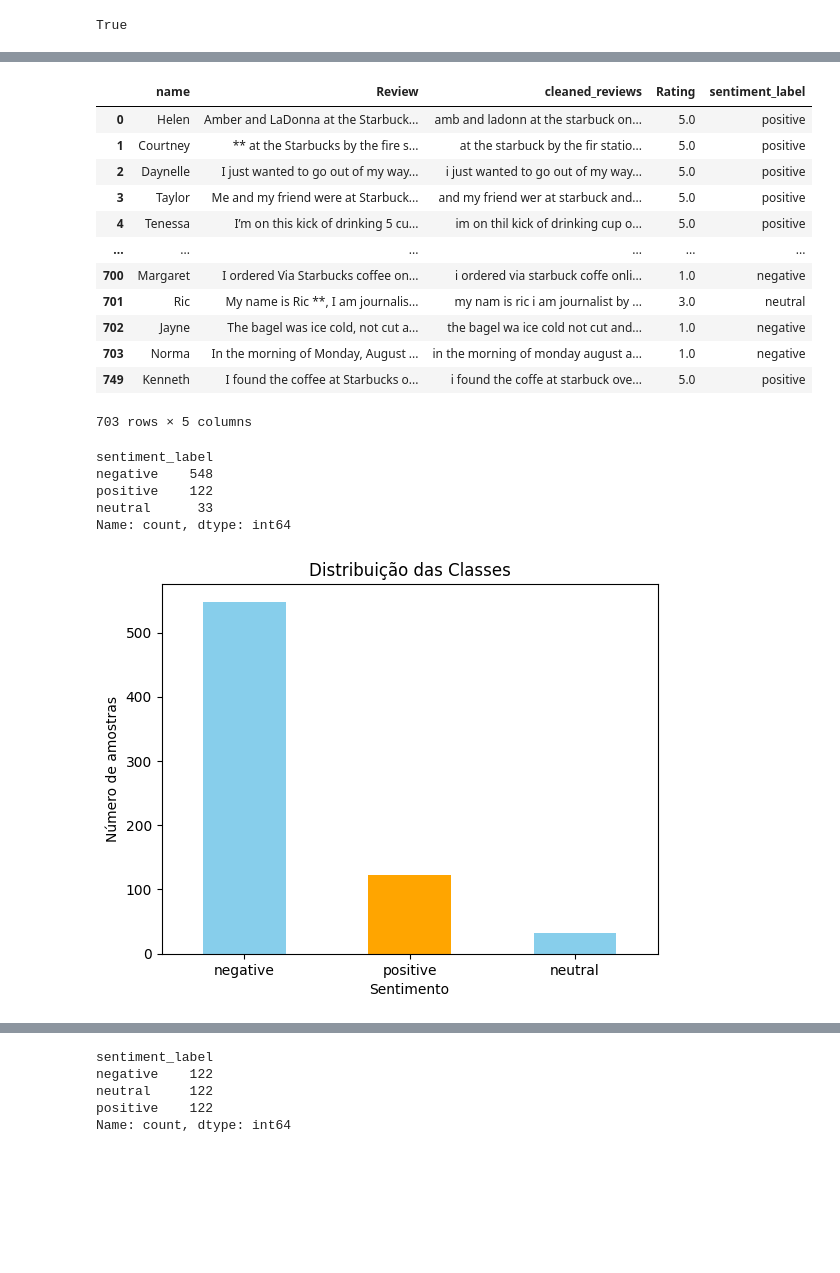
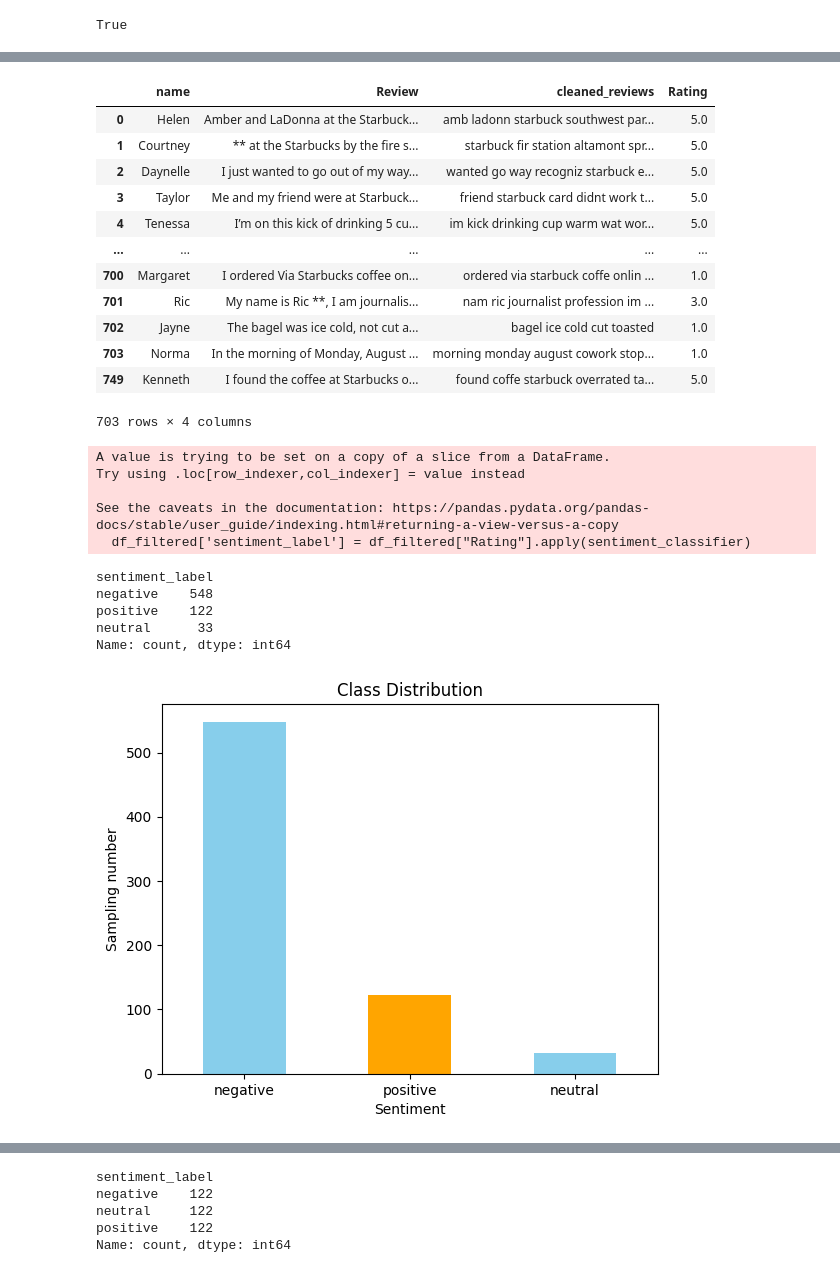
Before and after one commit to dv-tiagosilva/starbucks-reviews-analysis, a Jupyter notebook: supervised-learning.ipynb, the cells around one changed output, grey strips where cells are left out. Saved outputs shown, nothing was run; the diff lists cells and outputs as text; code cells hidden in the pictures; blank space fills up the shorter version.

```diff
--- a/supervised-learning.ipynb
+++ b/supervised-learning.ipynb
@@ -146,7 +146,7 @@ True
 # %%
 stemmer = RSLPStemmer()
 
-stop_words = set(stopwords.words('portuguese'))
+stop_words = set(stopwords.words('english'))
 
 
 def clean_review(text):
@@ -216,22 +216,28 @@ def sentiment_classifier(rating):
 # %%
 df_filtered
 # %% [output]
-|  | name | Review | cleaned_reviews | Rating | sentiment_label |
-| 0 | Helen | Amber and LaDonna at the Starbuck... | amb and ladonn at the starbuck on... | 5.0 | positive |
-| 1 | Courtney | ** at the Starbucks by the fire s... | at the starbuck by the fir statio... | 5.0 | positive |
-| 2 | Daynelle | I just wanted to go out of my way... | i just wanted to go out of my way... | 5.0 | positive |
-| 3 | Taylor | Me and my friend were at Starbuck... | and my friend wer at starbuck and... | 5.0 | positive |
-| 4 | Tenessa | I’m on this kick of drinking 5 cu... | im on thil kick of drinking cup o... | 5.0 | positive |
-| ... | ... | ... | ... | ... | ... |
-| 700 | Margaret | I ordered Via Starbucks coffee on... | i ordered via starbuck coffe onli... | 1.0 | negative |
-| 701 | Ric | My name is Ric **, I am journalis... | my nam is ric i am journalist by ... | 3.0 | neutral |
-| 702 | Jayne | The bagel was ice cold, not cut a... | the bagel wa ice cold not cut and... | 1.0 | negative |
-| 703 | Norma | In the morning of Monday, August ... | in the morning of monday august a... | 1.0 | negative |
-| 749 | Kenneth | I found the coffee at Starbucks o... | i found the coffe at starbuck ove... | 5.0 | positive |
+|  | name | Review | cleaned_reviews | Rating |
+| 0 | Helen | Amber and LaDonna at the Starbuck... | amb ladonn starbuck southwest par... | 5.0 |
+| 1 | Courtney | ** at the Starbucks by the fire s... | starbuck fir station altamont spr... | 5.0 |
+| 2 | Daynelle | I just wanted to go out of my way... | wanted go way recogniz starbuck e... | 5.0 |
+| 3 | Taylor | Me and my friend were at Starbuck... | friend starbuck card didnt work t... | 5.0 |
+| 4 | Tenessa | I’m on this kick of drinking 5 cu... | im kick drinking cup warm wat wor... | 5.0 |
+| ... | ... | ... | ... | ... |
+| 700 | Margaret | I ordered Via Starbucks coffee on... | ordered via starbuck coffe onlin ... | 1.0 |
+| 701 | Ric | My name is Ric **, I am journalis... | nam ric journalist profession im ... | 3.0 |
+| 702 | Jayne | The bagel was ice cold, not cut a... | bagel ice cold cut toasted | 1.0 |
+| 703 | Norma | In the morning of Monday, August ... | morning monday august cowork stop... | 1.0 |
+| 749 | Kenneth | I found the coffee at Starbucks o... | found coffe starbuck overrated ta... | 5.0 |
-703 rows × 5 columns
+703 rows × 4 columns
 # %%
 #Applying the function
 df_filtered['sentiment_label'] = df_filtered["Rating"].apply(sentiment_classifier)
+# %% [output]
+A value is trying to be set on a copy of a slice from a DataFrame.
+Try using .loc[row_indexer,col_indexer] = value instead
+
+See the caveats in the documentation: https://pandas.pydata.org/pandas-docs/stable/user_guide/indexing.html#returning-a-view-versus-a-copy
+  df_filtered['sentiment_label'] = df_filtered["Rating"].apply(sentiment_classifier)
 # %%
 print(df_filtered['sentiment_label'].value_counts())
 # %% [output]
@@ -241,18 +247,16 @@ positive    122
 neutral      33
 Name: count, dtype: int64
 # %%
-import matplotlib.pyplot as plt
-
-# Contagem das classes no dataset original
+# Counting classes in the origial dataset
 class_counts = df_filtered['sentiment_label'].value_counts()
 
-# Plotar distribuição
-class_counts.plot(kind='bar', title='Distribuição das Classes', color=['skyblue', 'orange'])
-plt.xlabel('Sentimento')
-plt.ylabel('Número de amostras')
+# Plotting
+class_counts.plot(kind='bar', title='Class Distribution', color=['skyblue', 'orange'])
+plt.xlabel('Sentiment')
+plt.ylabel('Sampling number')
 plt.xticks(rotation=0)
 plt.show()
 # %% [output]
-[figure, old version]
+[figure, new version]
 # %%
 # the dataset is unbalanced, now I need to study how should I balance the dataset before applying any supervised model
```
Also changed, not shown: parts of 9 cells of this notebook.
